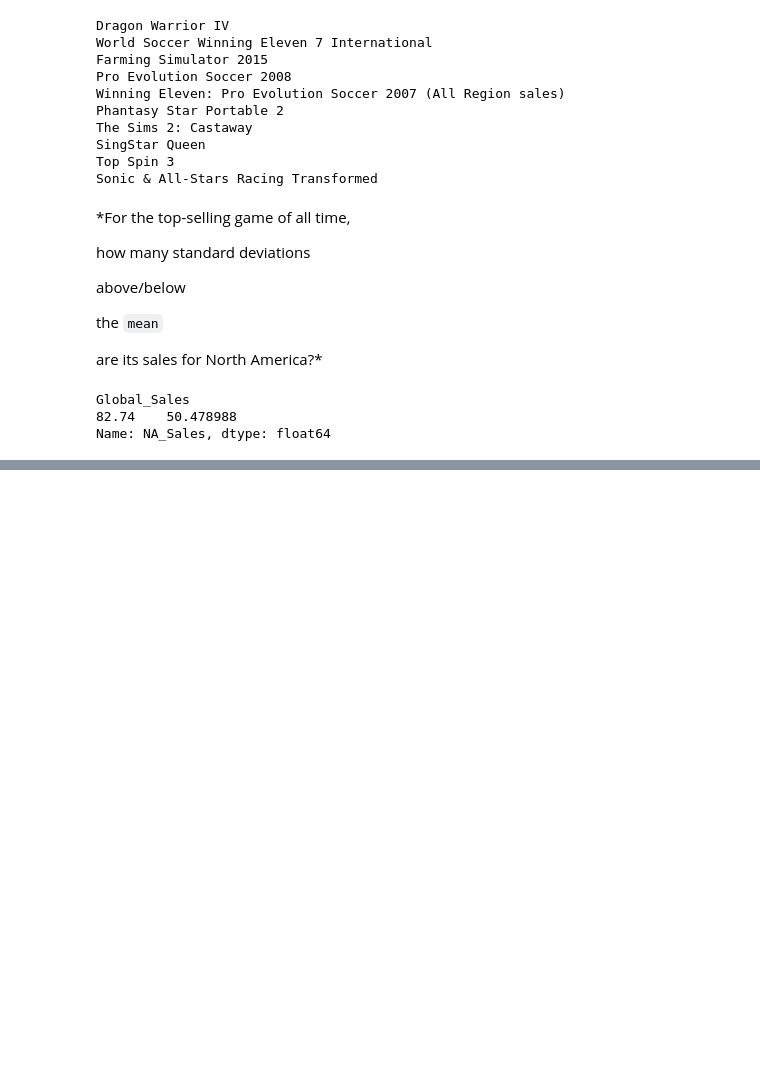
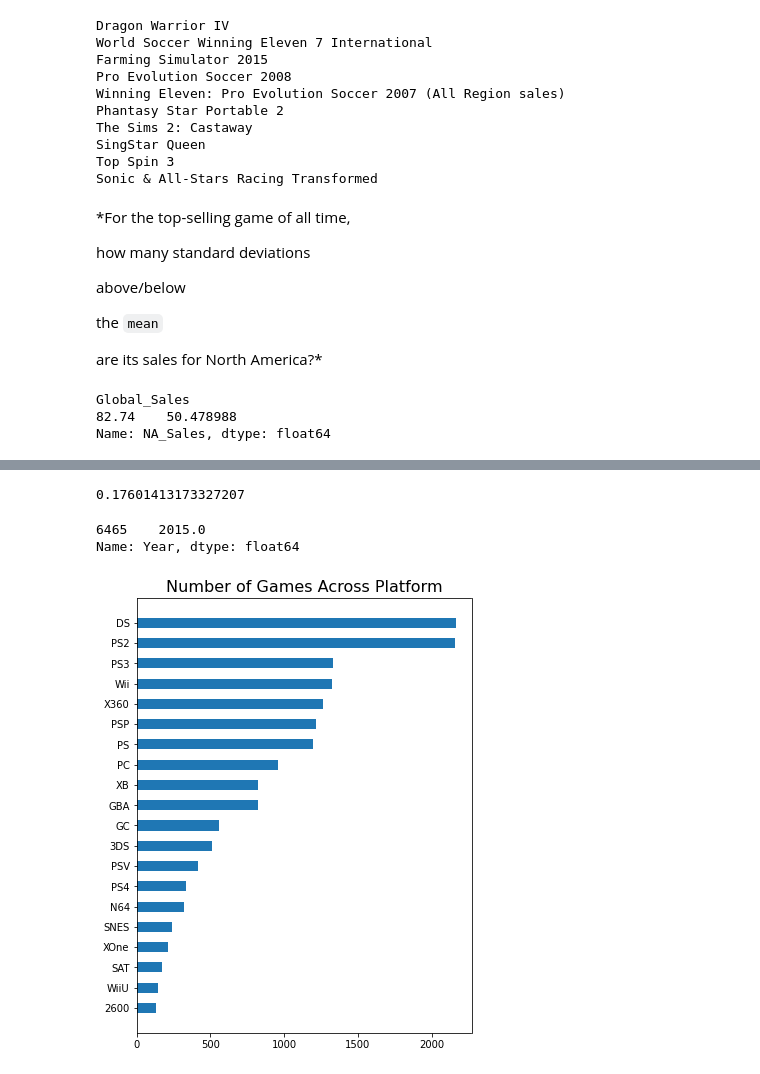
Before and after one commit to odehabuzaid/DA_Pandas, a Jupyter notebook: vg-stats.ipynb, the cells around one changed output, grey strips where cells are left out. Saved outputs shown, nothing was run; the diff lists cells and outputs as text; code cells hidden in the pictures; blank space fills up the shorter version.

```diff
--- a/vg-stats.ipynb
+++ b/vg-stats.ipynb
@@ -181,3 +183,42 @@ The Nintendo Wii seems to have outdone itself with games. How does its average n
+# %%
+wii = vgs_ds.loc[vgs_ds.Platform == 'Wii']
+wii_sales_avrg = wii.Global_Sales.mean()
+# avarage value of all Wii platform sales globaly
+
+
+all_other = vgs_ds.loc[vgs_ds.Platform != 'Wii']
+all_other_avrg = all_other.Global_Sales.mean()
+# avarage value of all Wii platform sales globaly
+
+all = [wii_sales_avrg,all_other_avrg]
+
+all
+
+print(wii_sales_avrg - all_other_avrg)
+# %% [output]
+0.17601413173327207
+# %%
+wii = vgs_ds.loc[vgs_ds.Platform == 'Wii']
+wii_sales_avrg = wii.Global_Sales.mean()
+wii_by_year = wii.sort_values('Year', ascending=False)
+
+to_year = wii_by_year.head(1).Year
+to_year
+# %% [output]
+6465    2015.0
+Name: Year, dtype: float64
+# %%
+platform=dt.DataFrame(vgs_ds.Platform.value_counts())
+platform.reset_index(inplace=True)
+platform.rename(columns={'Platform': 'Number of Games', 'index': 'Platform'},inplace=True)
+platform.drop(platform.index[20:],inplace=True)
+platform.sort_values('Number of Games',inplace=True)
+plt.figure(figsize=(6,8))
+plt.barh(platform.Platform,platform['Number of Games'],height=0.5)
+plt.title('Number of Games Across Platform',fontsize=16)
+plt.show()
+# %% [output]
+[figure, added]
 # %%
 # def test():
 
```
Also changed, not shown: parts of 8 cells of this notebook, 2 other files.
